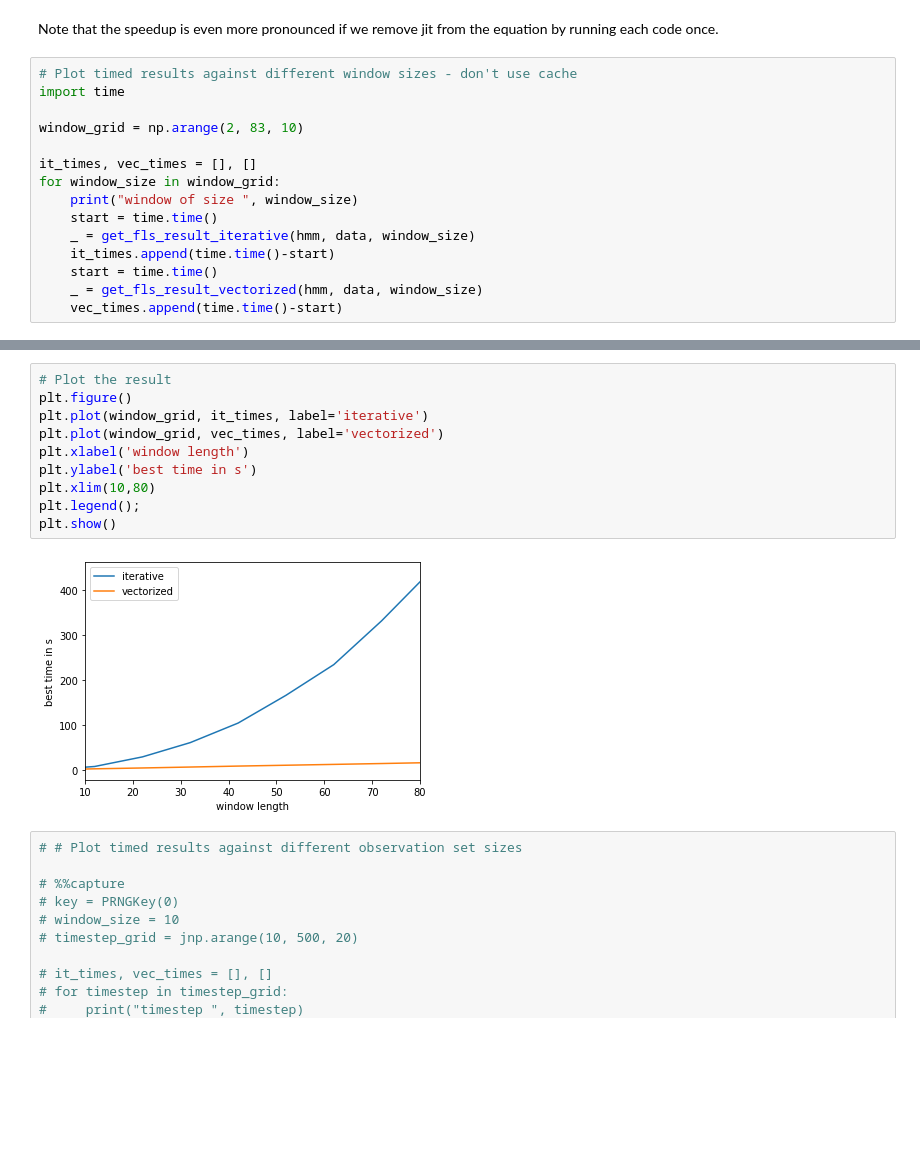
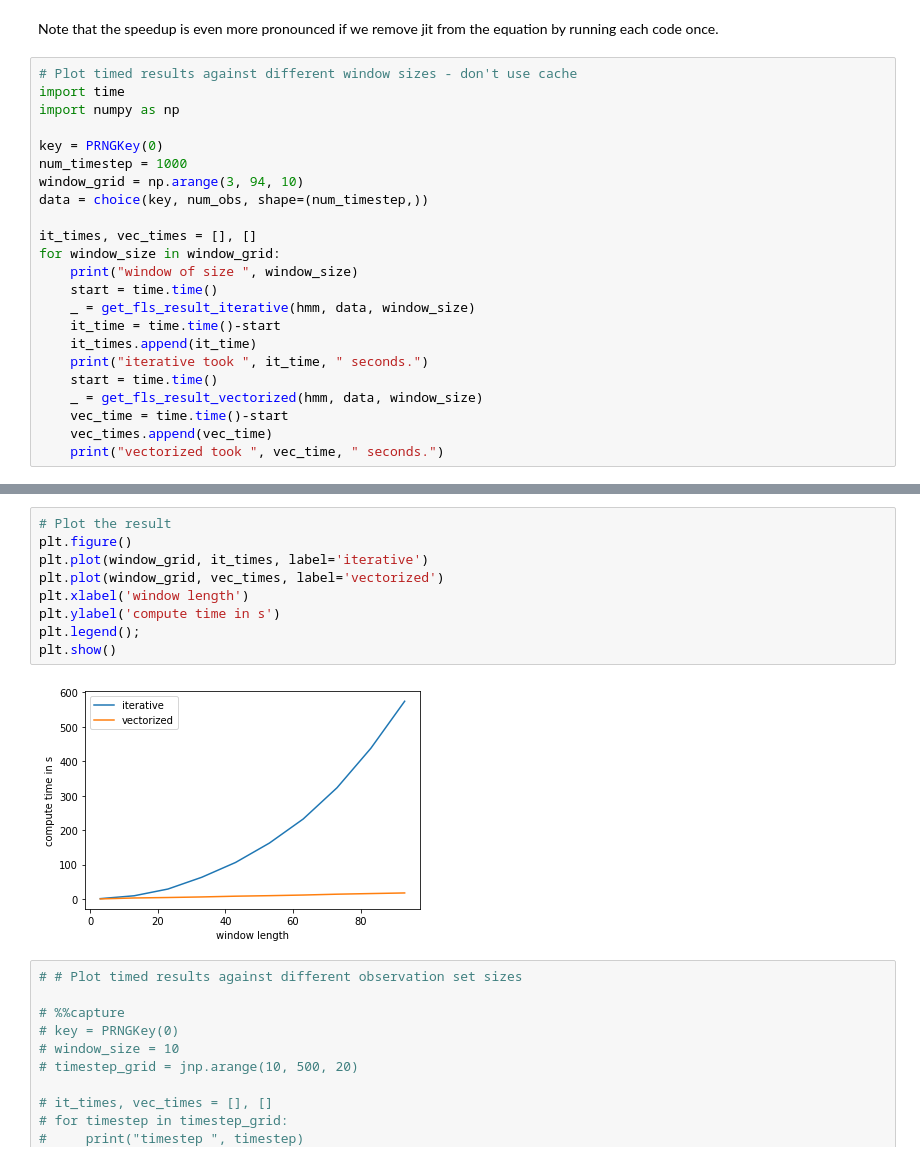
Before and after one commit to petergchang/hmm-jax, a Jupyter notebook: fixed_lag_smoother.ipynb, the cells around one changed output, grey strips where cells are left out. Cells and saved outputs as stored; diff of their text form; blank space fills up the shorter version.

```diff
--- a/fixed_lag_smoother.ipynb
+++ b/fixed_lag_smoother.ipynb
@@ -333,16 +339,24 @@ Note that the speedup is even more pronounced if we remove jit from the equation
 # %%
 # Plot timed results against different window sizes - don't use cache
 import time
+import numpy as np
 
-window_grid = np.arange(2, 83, 10)
+key = PRNGKey(0)
+num_timestep = 1000
+window_grid = np.arange(3, 94, 10)
+data = choice(key, num_obs, shape=(num_timestep,))
 
 it_times, vec_times = [], []
 for window_size in window_grid:
     print("window of size ", window_size)
     start = time.time()
     _ = get_fls_result_iterative(hmm, data, window_size)
-    it_times.append(time.time()-start)
+    it_time = time.time()-start
+    it_times.append(it_time)
+    print("iterative took ", it_time, " seconds.")
     start = time.time()
     _ = get_fls_result_vectorized(hmm, data, window_size)
-    vec_times.append(time.time()-start)
+    vec_time = time.time()-start
+    vec_times.append(vec_time)
+    print("vectorized took ", vec_time, " seconds.")
 # %% [output]
@@ -358,15 +380,14 @@ window of size  82
 # %%
 # Plot the result
 plt.figure()
 plt.plot(window_grid, it_times, label='iterative')
 plt.plot(window_grid, vec_times, label='vectorized')
 plt.xlabel('window length')
-plt.ylabel('best time in s')
-plt.xlim(10,80)
+plt.ylabel('compute time in s')
 plt.legend();
 plt.show()
 # %% [output]
-[figure, old version]
+[figure, new version]
 # %%
 # # Plot timed results against different observation set sizes
 
```
Also changed, not shown: parts of 2 cells of this notebook.
